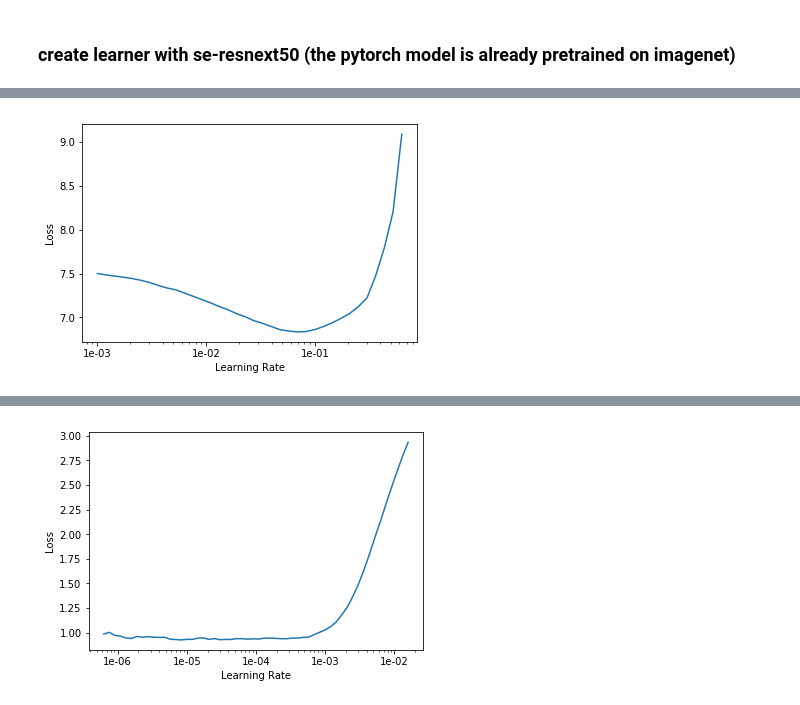
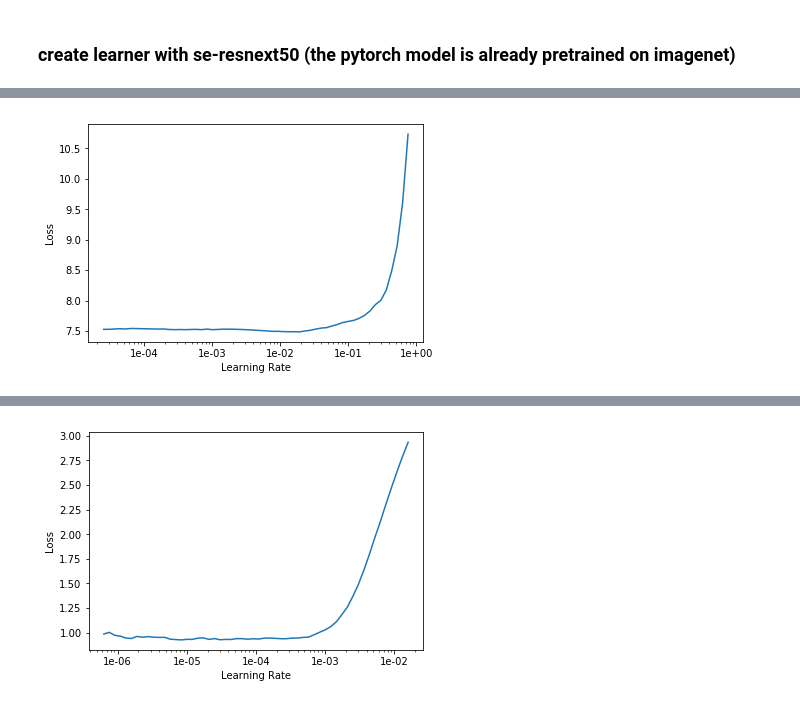
Before and after one commit to CozyDoomer/Machine-Learning, a Jupyter notebook: unstructured-data/image/imagenet-classification/webapp_classifier_training_serenset50.ipynb, the cells around one changed output, grey strips where cells are left out. Drawn from its saved outputs; the diff is of its cells as text; code cells hidden in the pictures.

```diff
--- a/unstructured-data/image/imagenet-classification/webapp_classifier_training_serenset50.ipynb
+++ b/unstructured-data/image/imagenet-classification/webapp_classifier_training_serenset50.ipynb
@@ -67,5 +112,5 @@ train = ImageList.from_folder(path).filter_by_rand(0.5, seed=21)
 # %%
 data_bunch = (train.split_by_folder().label_from_folder()) \
-                   .transform(get_transforms(), size=164) \
-                   .databunch(num_workers=8, bs=132) \
+                   .transform(get_transforms(), size=192) \
+                   .databunch(num_workers=8, bs=64) \
                    .normalize(imagenet_stats)
@@ -117,6 +130,0 @@ model_cadene = pretrainedmodels.__dict__[model_name](num_classes=1000, pretraine
-# %%
-custom_head = nn.Sequential(AdaptiveConcatPool2d(), Flatten(), nn.BatchNorm1d(4096),
-                            nn.Linear(in_features=4096, out_features=512), nn.ReLU(),
-                            nn.BatchNorm1d(512), nn.Linear(in_features=512, out_features=2),
-                            nn.LogSoftmax())
-se_resnext50 = nn.Sequential(*list(children(model_cadene))[:-2], custom_head3)
@@ -124,0 +131,8 @@ learn = cnn_learner(data_bunch, se_resnext50, callback_fns=[ShowGraph])
+# %%
+def se_resnext50(pretrained=True):
+    pretrained = 'imagenet' if pretrained else None
+    model = pretrainedmodels.se_resnext50_32x4d(pretrained=pretrained)
+    return model
+# %%
+learn = create_cnn(data_bunch, se_resnext50, pretrained=False,
+                   cut=-2, split_on=lambda m: (m[0][3], m[1]))
@@ -137,7 +170,7 @@ learn.lr_find()
 # %%
-learn.recorder.plot(50)
+learn.recorder.plot(30)
 # %% [output]
-[figure, old version]
+[figure, new version]
 # %%
 lr = 1e-2
 # %%
```
Also changed, not shown: parts of 29 cells of this notebook, 1 other file.
